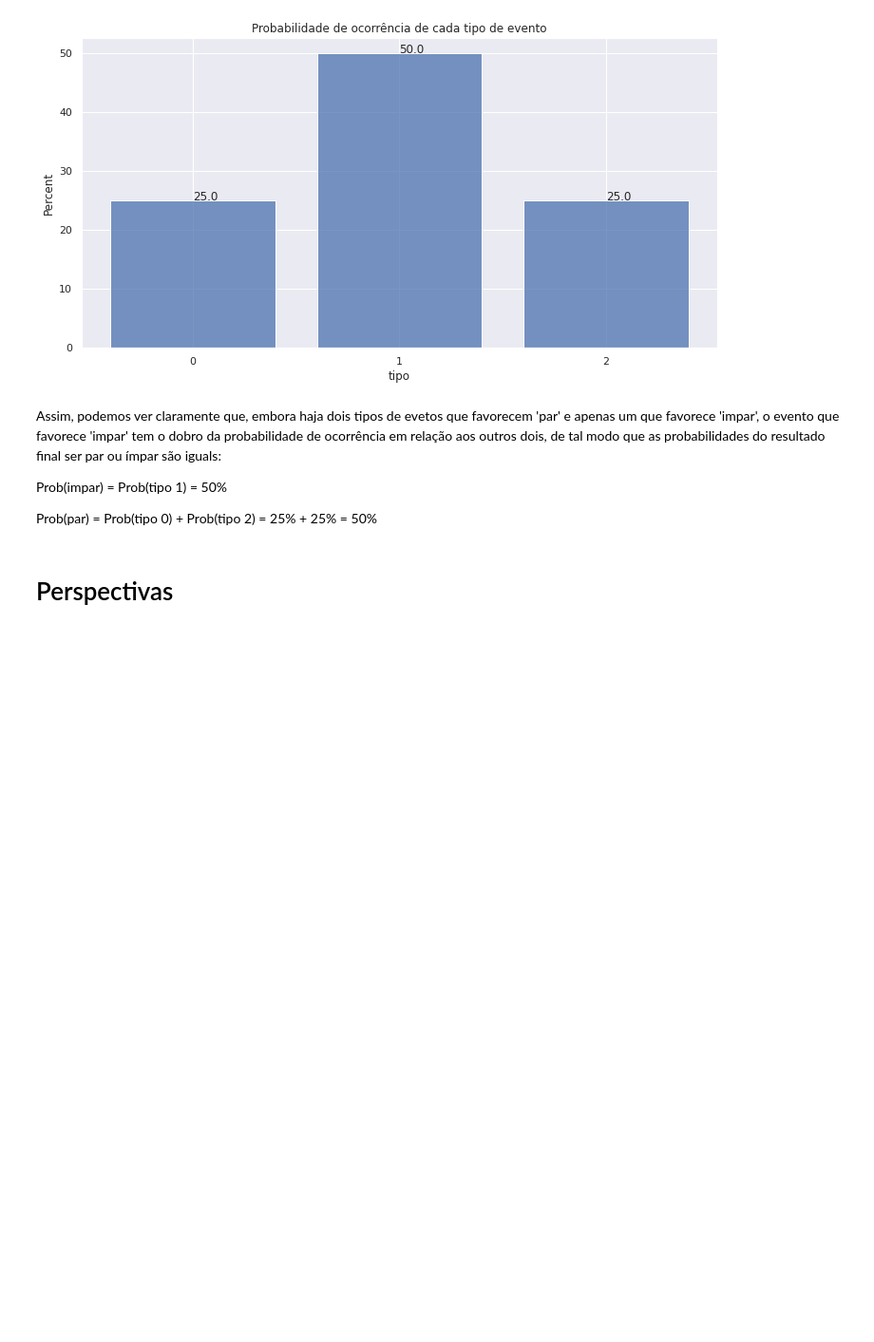
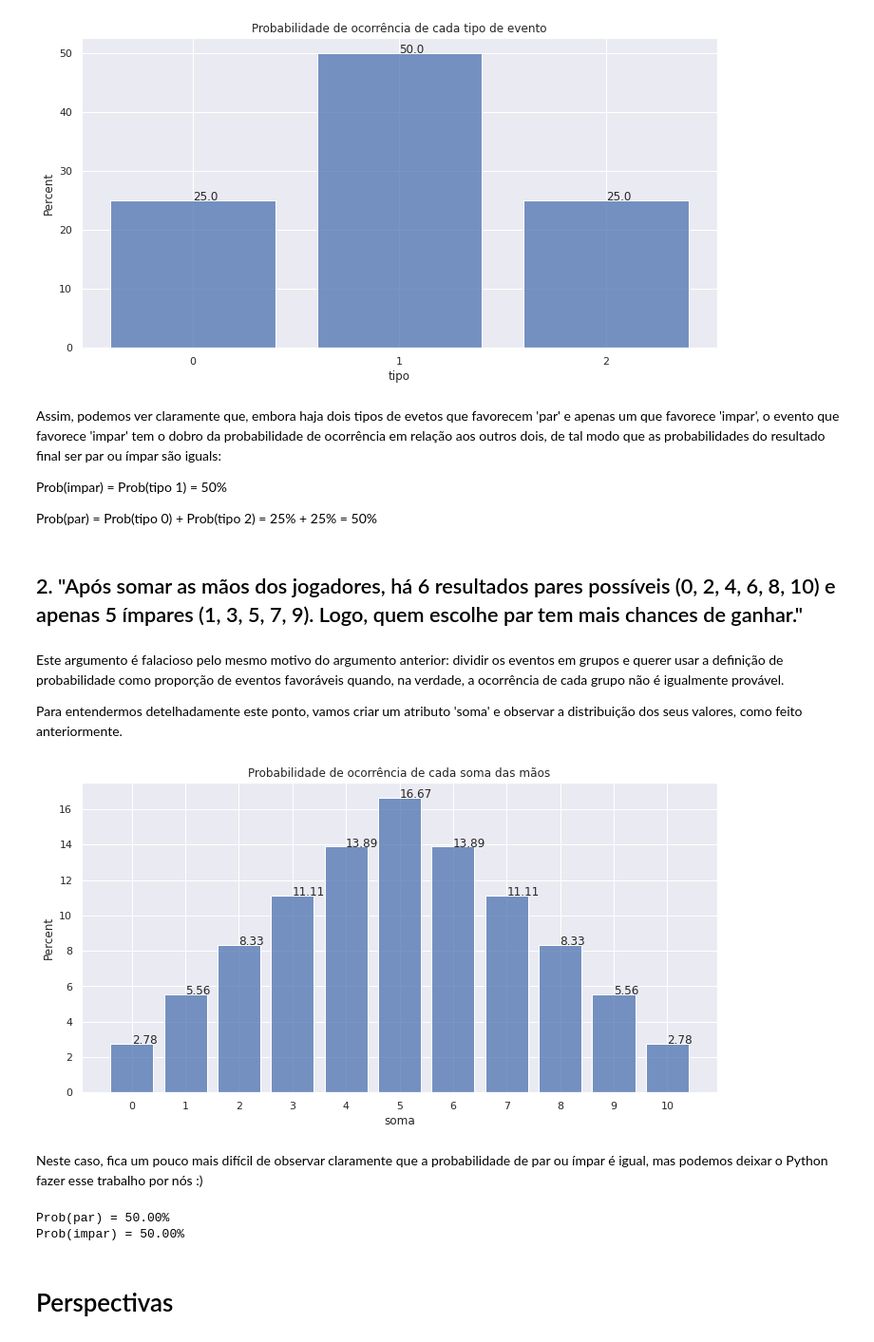
Before and after one commit to edsoncezar16/par_ou_impar, a Jupyter notebook: par_ou_impar.ipynb, the cells around one changed output. Shown at 95% size. Drawn from its saved outputs; the diff is of its cells as text; code cells hidden in the pictures; blank space fills up the shorter version.

Commit message:
Refute inconsistent argument #2.

```diff
--- a/par_ou_impar.ipynb
+++ b/par_ou_impar.ipynb
@@ -68,12 +68,14 @@ ax = sns.histplot(
     data=tabela_par_ou_impar, x='tipo',
     discrete=True, stat='percent', shrink=0.8
 )
+xticks = []
 for rectangle in ax.patches:
     prob = rectangle.get_height()
     x = rectangle.get_x() + rectangle.get_width() / 2
     y = rectangle.get_height()
     ax.annotate(prob, (x, y))
-ax.set_xticks([0, 1, 2])
+    xticks.append(x)
+ax.set_xticks(xticks)
 plt.title('Probabilidade de ocorrência de cada tipo de evento')
 plt.show()
 # %% [output]
@@ -84,6 +86,47 @@ Assim, podemos ver claramente que, embora haja dois tipos de evetos que favorece
 Prob(impar) = Prob(tipo 1) = 50\%
 
 Prob(par) = Prob(tipo 0) + Prob(tipo 2) = 25\% + 25\% = 50\%
+# %% [markdown]
+## 2. "Após somar as mãos dos jogadores, há 6 resultados pares possíveis (0, 2, 4, 6, 8, 10) e apenas 5 ímpares (1, 3, 5, 7, 9). Logo, quem escolhe par tem mais chances de ganhar."
+# %% [markdown]
+Este argumento é falacioso pelo mesmo motivo do argumento anterior: dividir os eventos em grupos e querer usar a definição de probabilidade como proporção de eventos favoráveis quando, na verdade, a ocorrência de cada grupo não é igualmente provável.
+
+Para entendermos detelhadamente este ponto, vamos criar um atributo 'soma' e observar a distribuição dos seus valores, como feito anteriormente.
+# %%
+tabela_par_ou_impar['soma'] = tabela_par_ou_impar['evento'].apply(sum)
+ax = sns.histplot(
+    data=tabela_par_ou_impar, x='soma',
+    discrete=True, stat='percent', shrink=0.8
+)
+xticks = []
+probs = {}
+for rectangle in ax.patches:
+    prob = rectangle.get_height()
+    x = rectangle.get_x() + rectangle.get_width() / 2
+    y = rectangle.get_height()
+    ax.annotate(f'{prob:.2f}', (x, y))
+    xticks.append(x)
+    probs[x] = y
+ax.set_xticks(xticks)
+plt.title('Probabilidade de ocorrência de cada soma das mãos')
+plt.show()
+# %% [output]
+[figure, added]
+# %% [markdown]
+Neste caso, fica um pouco mais difícil de observar claramente que a probabilidade de par ou ímpar é igual, mas podemos deixar o Python fazer esse trabalho por nós :)
+# %%
+prob_par = 0
+prob_impar = 0
+for soma in probs:
+    if(soma % 2):
+        prob_par += probs[soma]
+    else:
+        prob_impar += probs[soma]
+print(f'Prob(par) = {prob_par:.2f}%')
+print(f'Prob(impar) = {prob_impar:.2f}%')
+# %% [output]
+Prob(par) = 50.00%
+Prob(impar) = 50.00%
 # %% [markdown]
 # Perspectivas
 # %% [markdown]
```
Also changed, not shown: parts of 1 cell of this notebook.
